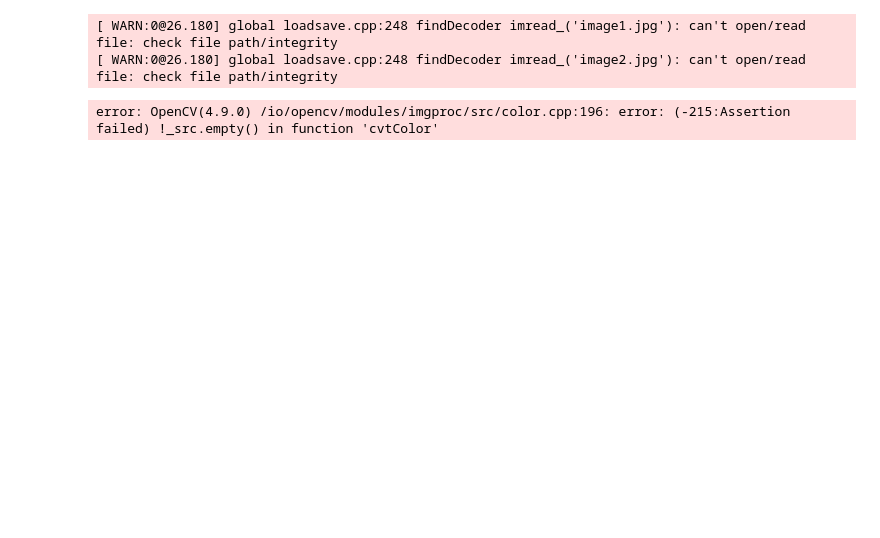
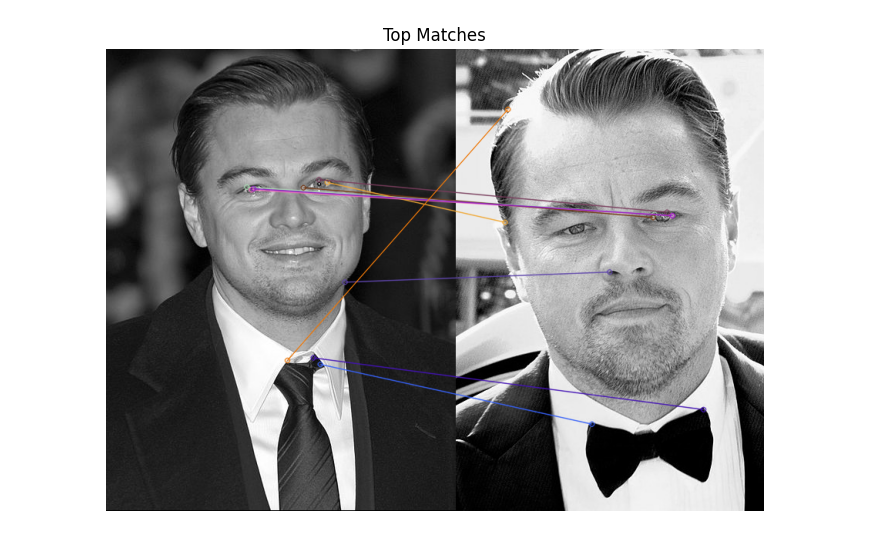
Before and after one commit to nturganaliev/descriptor_matching, a Jupyter notebook: descriptor_matching.ipynb, the cells around one changed output. Drawn from its saved outputs; the diff is of its cells as text; code cells hidden in the pictures; blank space fills up the shorter version.

```diff
--- a/descriptor_matching.ipynb
+++ b/descriptor_matching.ipynb
@@ -35,38 +35,37 @@ import numpy as np
 import matplotlib.pyplot as plt
 
 # Load images
-img1 = cv2.imread('dicaprio2.jpg', cv2.IMREAD_GRAYSCALE)
-img2 = cv2.imread('dicaprio3.jpg', cv2.IMREAD_GRAYSCALE)
+img1 = cv2.imread('dicaprio1.jpg', cv2.IMREAD_GRAYSCALE)
+img2 = cv2.imread('dicaprio2.jpg', cv2.IMREAD_GRAYSCALE)
 
 # Initialize ORB detector
 orb = cv2.ORB_create()
 
 # Find keypoints and descriptors
 keypoints1, descriptors1 = orb.detectAndCompute(img1, None)
 keypoints2, descriptors2 = orb.detectAndCompute(img2, None)
 
 # Initialize BFMatcher (Brute-Force Matcher)
 bf = cv2.BFMatcher(cv2.NORM_HAMMING, crossCheck=True)
 
 # Match descriptors
 matches = bf.match(descriptors1, descriptors2)
 
 # Sort matches by distance
 matches = sorted(matches, key=lambda x: x.distance)
 
 # Draw matches
 img_matches = cv2.drawMatches(img1, keypoints1, img2, keypoints2, matches[:10], None, flags=cv2.DrawMatchesFlags_NOT_DRAW_SINGLE_POINTS)
 
 # Convert the image to RGB format (Matplotlib uses RGB)
 img_matches_rgb = cv2.cvtColor(img_matches, cv2.COLOR_BGR2RGB)
+cv2.imwrite('matches_image.jpg', img_matches_rgb)
 
 # Plot the matches using Matplotlib
 plt.figure(figsize=(12, 6))
 plt.imshow(img_matches_rgb)
 plt.axis('off')  # Turn off axis
 plt.title('Top Matches')
 plt.show()
 # %% [output]
-[ WARN:0@26.180] global loadsave.cpp:248 findDecoder imread_('image1.jpg'): can't open/read file: check file path/integrity
-[ WARN:0@26.180] global loadsave.cpp:248 findDecoder imread_('image2.jpg'): can't open/read file: check file path/integrity
-error: OpenCV(4.9.0) /io/opencv/modules/imgproc/src/color.cpp:196: error: (-215:Assertion failed) !_src.empty() in function 'cvtColor'
+[figure, added]
```
Also changed, not shown: 2 other files.
